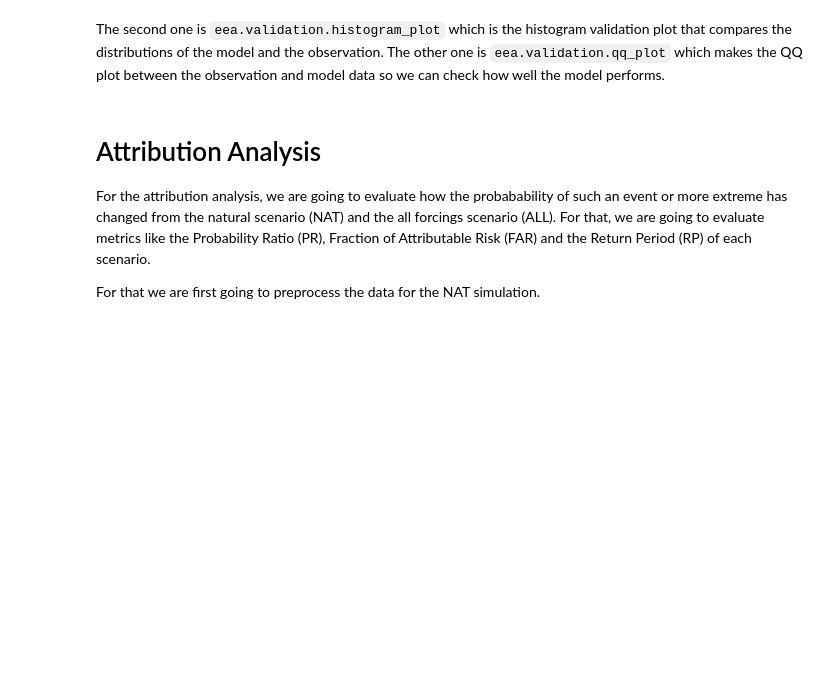
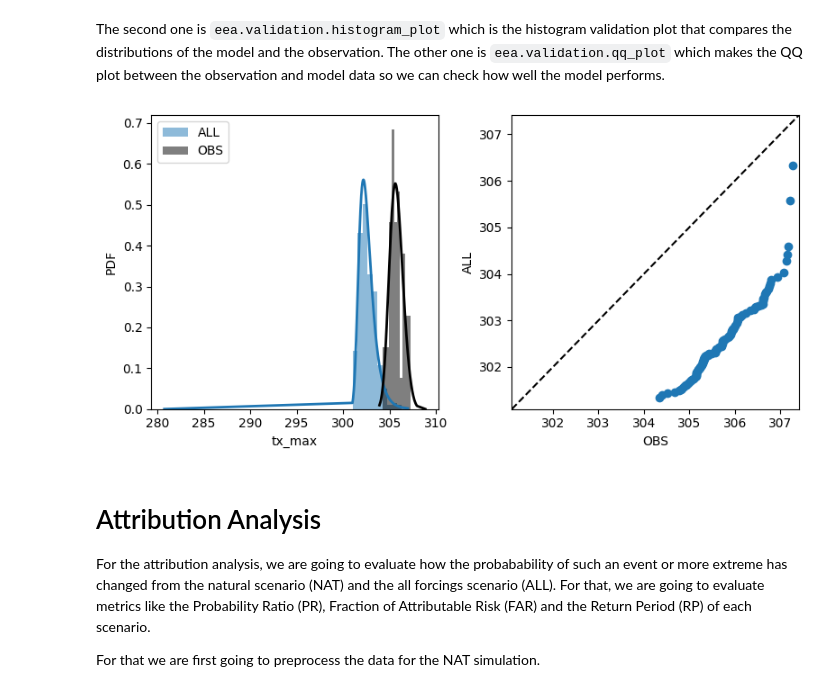
Before and after one commit to rafaelcabreu/climattr, a Jupyter notebook: notebooks/AttributionPackageExample.ipynb, the cells around one changed output. Cells and saved outputs as stored; diff of their text form; code cells hidden in the pictures; blank space fills up the shorter version.

```diff
--- a/notebooks/AttributionPackageExample.ipynb
+++ b/notebooks/AttributionPackageExample.ipynb
@@ -123,12 +129,14 @@ The second one is `eea.validation.histogram_plot` which is the histogram validat
 # %%
 fig, [ax1, ax2] = plt.subplots(1, 2, figsize=(8,4))
 
-eea.validation.histogram_plot(ax1, obs_dataset_mean['tx_max'], all_dataset_mean['tx_max'], scipy.stats.genextreme)
-eea.validation.qq_plot(ax2, obs_dataset_mean['tx_max'], all_dataset_mean['tx_max'])
+eea.validation.histogram_plot(ax1, obs_dataset_indice, all_dataset_indice.dropna(dim='ensemble'), scipy.stats.genextreme)
+eea.validation.qq_plot(ax2, obs_dataset_indice, all_dataset_indice.dropna(dim='ensemble'))
 
 ax1.set_xlabel('tx_max')
 ax1.set_ylabel('PDF')
 ax2.set_xlabel('OBS')
 ax2.set_ylabel('ALL')
 
 plt.tight_layout()
+# %% [output]
+[figure, added]
```
Also changed, not shown: parts of 8 cells of this notebook, 1 other file.
